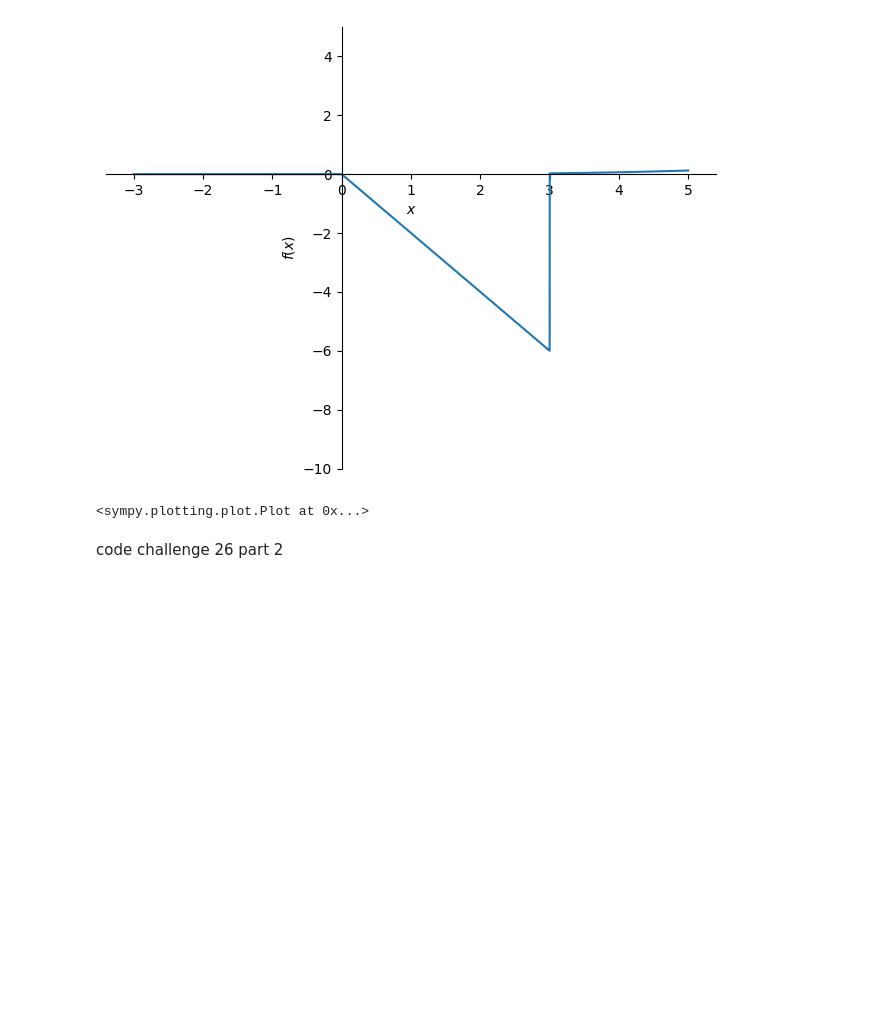
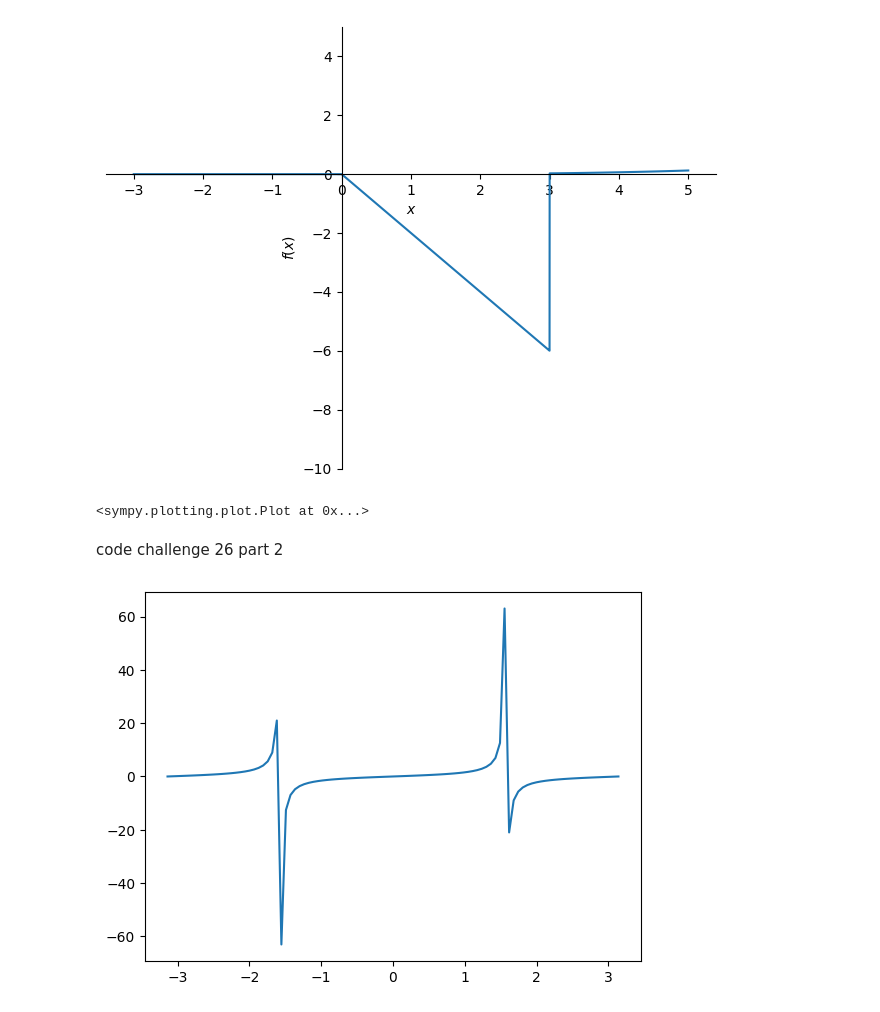
Before and after one commit to matansharon/Calculas, a Jupyter notebook: Section3.ipynb, the cells around one changed output. Cells and saved outputs as stored; diff of their text form; code cells hidden in the pictures; blank space fills up the shorter version.

```diff
--- a/Section3.ipynb
+++ b/Section3.ipynb
@@ -819,3 +819,16 @@ $\displaystyle \begin{cases} 0 & \text{for}\: x < 0 \\- 2 x & \text{for}\: x < 3
 <sympy.plotting.plot.Plot at 0x...>
 # %% [markdown]
 <p> code challenge 26 part 2
+# %%
+import numpy as np
+import matplotlib.pyplot as plt
+
+# Define the function in terms of the NumPy variable teta
+teta = np.linspace(-np.pi, np.pi, 100)
+f = np.tan(teta)
+
+# Plot the function
+plt.plot(teta, f)
+plt.show()
+# %% [output]
+[figure, added]
```
Also changed, not shown: parts of 4 cells of this notebook, 1 other file.
